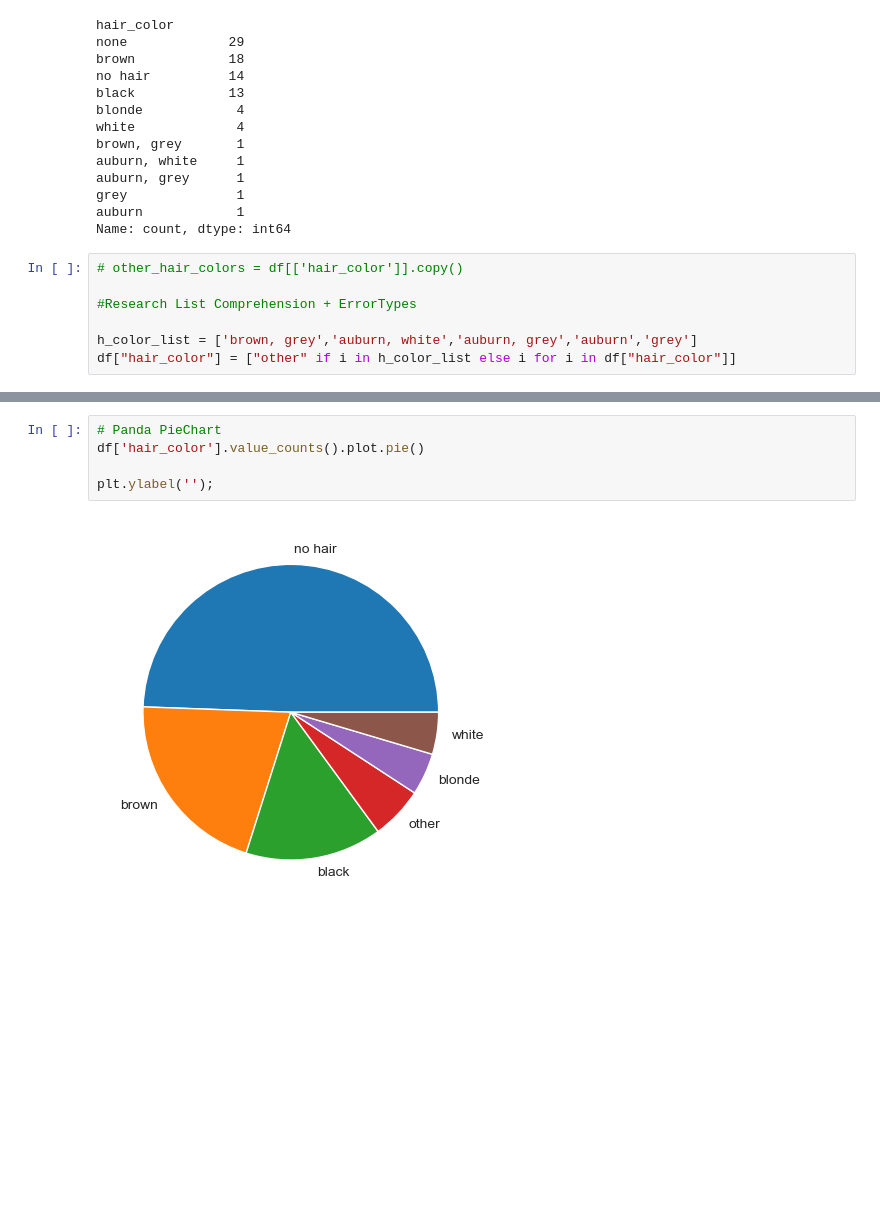
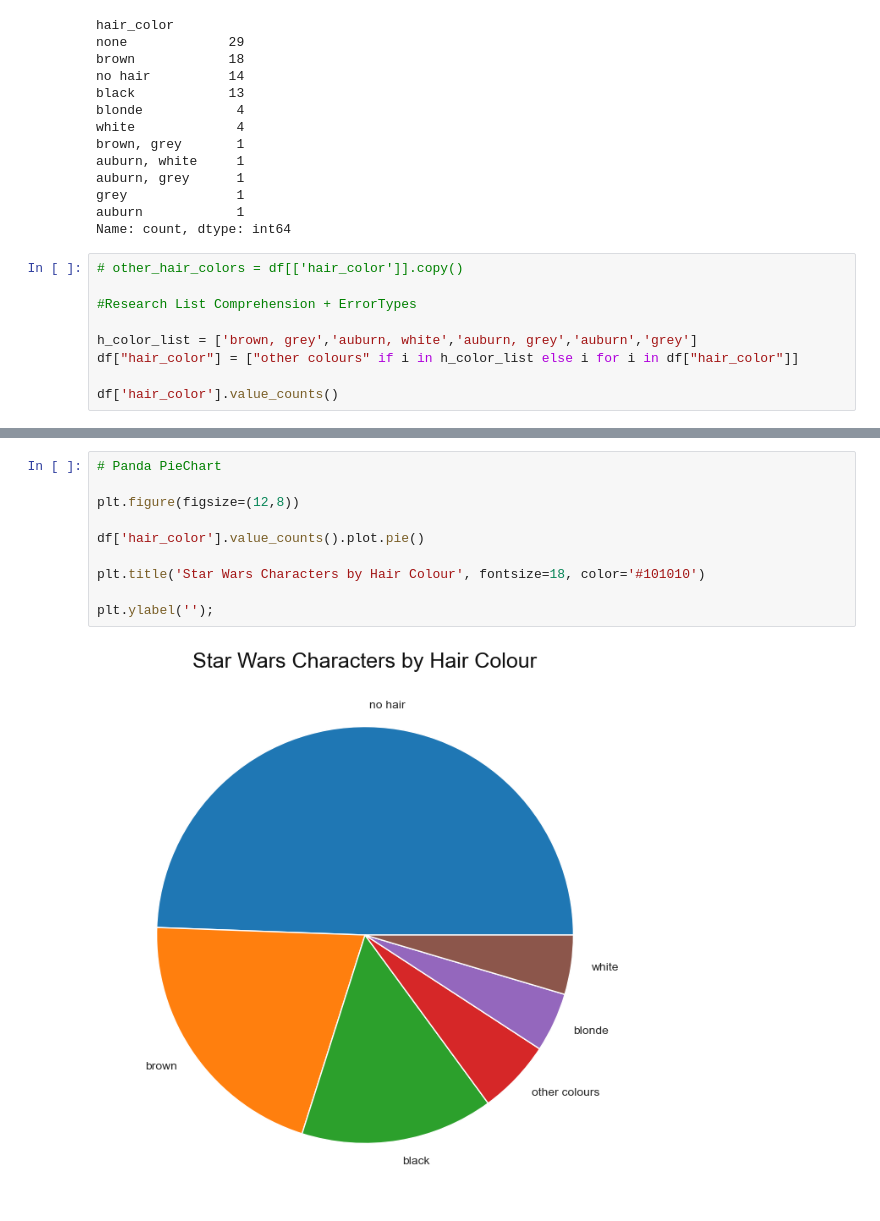
Before and after one commit to iceyisaak/clarusway_ds, a Jupyter notebook: DVwPy_Assignment_1_Star_Wars_Characters (matplotlib)_V02.ipynb, the cells around one changed output, grey strips where cells are left out. Saved outputs shown, nothing was run; the diff lists cells and outputs as text; blank space fills up the shorter version.

```diff
--- a/DVwPy_Assignment_1_Star_Wars_Characters (matplotlib)_V02.ipynb
+++ b/DVwPy_Assignment_1_Star_Wars_Characters (matplotlib)_V02.ipynb
@@ -793,4 +793,6 @@ Name: count, dtype: int64
 #Research List Comprehension + ErrorTypes
 
 h_color_list = ['brown, grey','auburn, white','auburn, grey','auburn','grey']
-df["hair_color"] = ["other" if i in h_color_list else i for i in df["hair_color"]]
+df["hair_color"] = ["other colours" if i in h_color_list else i for i in df["hair_color"]]
+
+df['hair_color'].value_counts()
@@ -837,10 +849,15 @@ plt.legend();
 # %%
 # Panda PieChart
+
+plt.figure(figsize=(12,8))
+
 df['hair_color'].value_counts().plot.pie()
 
+plt.title('Star Wars Characters by Hair Colour', fontsize=18, color='#101010')
+
 plt.ylabel('');
 # %% [output]
-[figure, old version]
+[figure, new version]
 # %% [markdown]
 ## <p style="background-color:#9d4f8c; font-family:newtimeroman; color:#FFF9ED; font-size:150%; text-align:center; border-radius:10px 10px;">THE END OF THE ASSIGNMENT 01</p>
 
```
Also changed, not shown: parts of 3 cells of this notebook.
